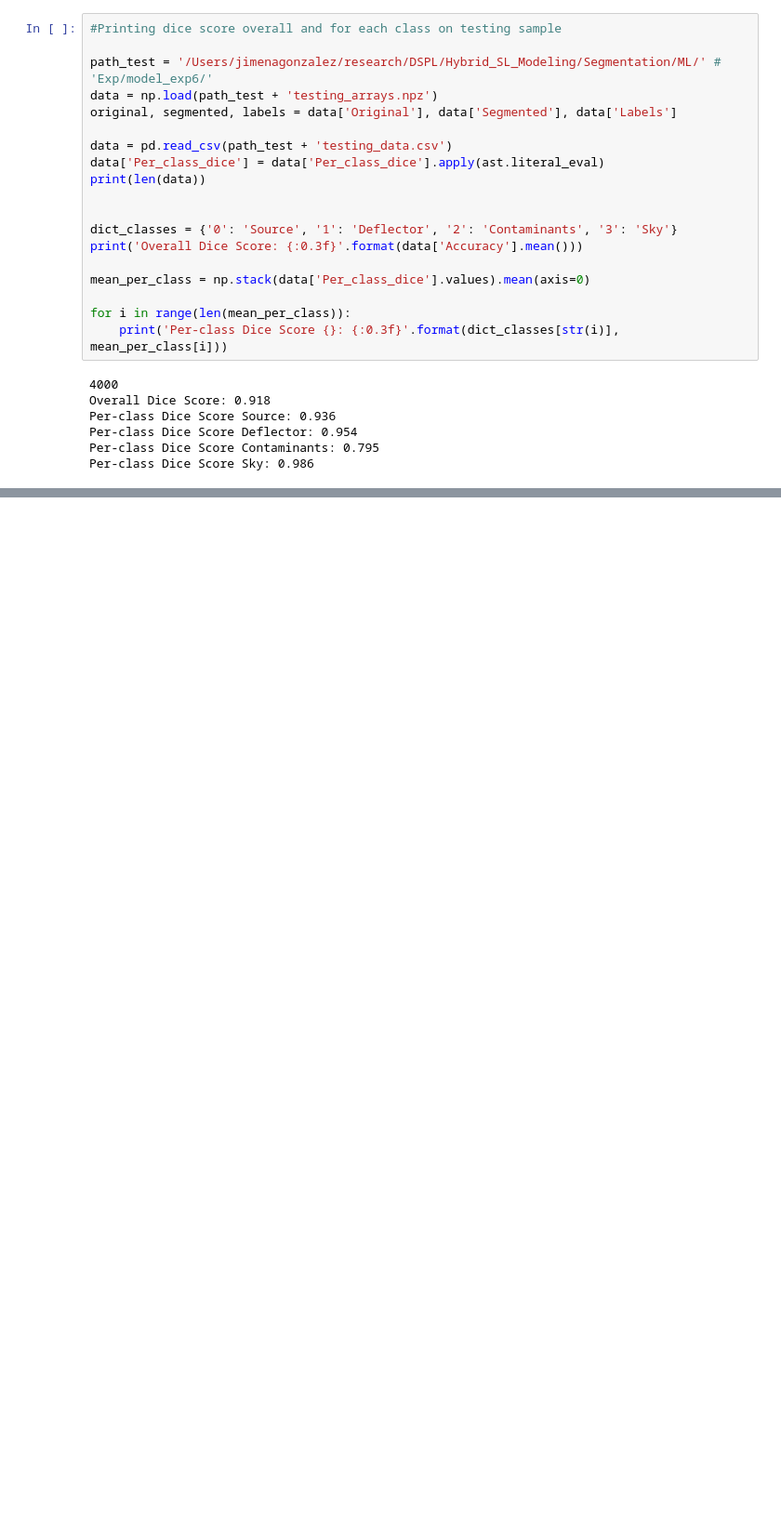
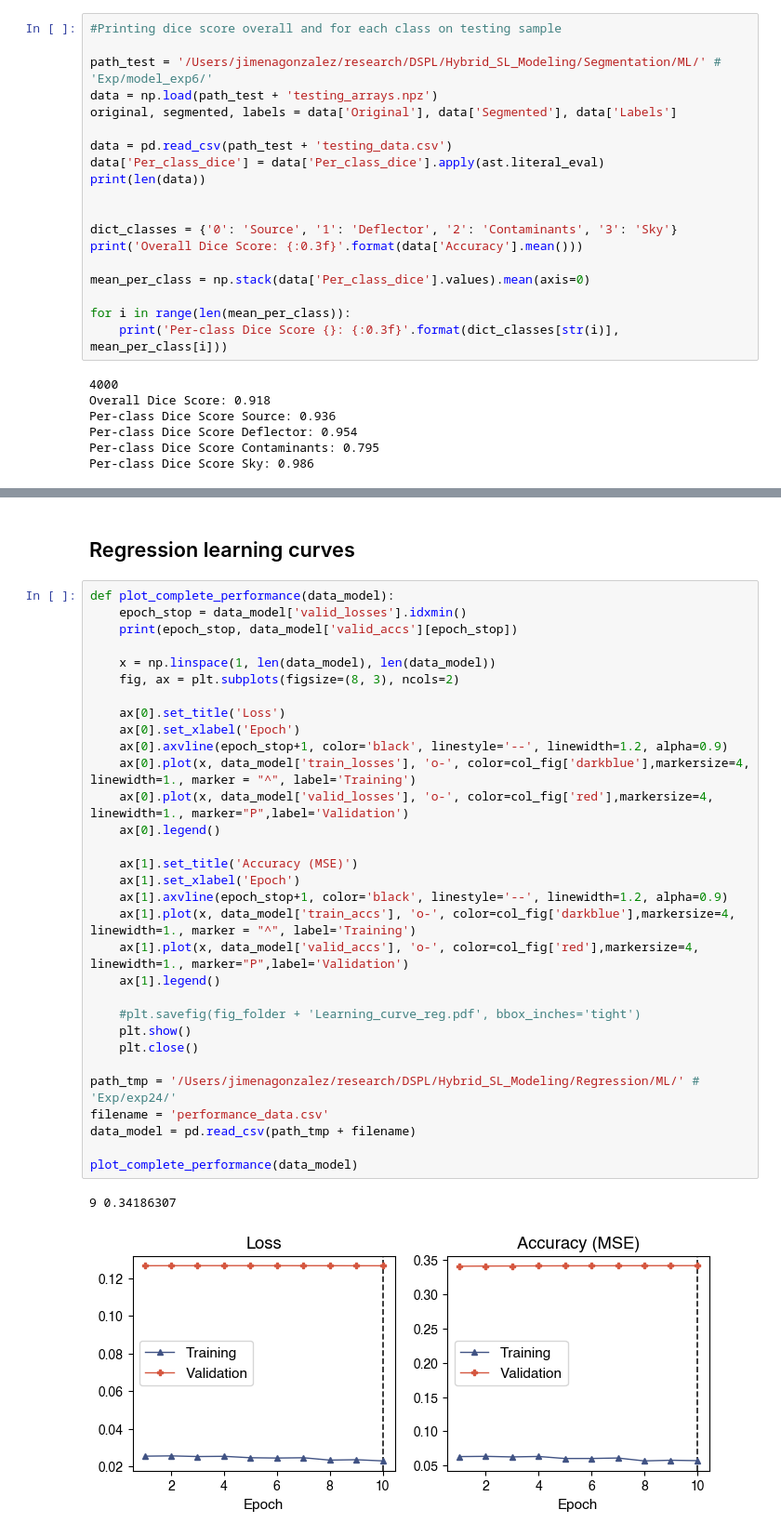
Before and after one commit to JimenaGonzalez/Hybrid_SL_Modeling, a Jupyter notebook: Paper/Figures.ipynb, the cells around one changed output, grey strips where cells are left out. Shown at 93% size. Drawn from its saved outputs; the diff is of its cells as text; blank space fills up the shorter version.

```diff
--- a/Paper/Figures.ipynb
+++ b/Paper/Figures.ipynb
@@ -305,2 +306,38 @@ plot_results(img_tmp, labels_tmp, segmented_tmp, 'worst', ncols=N_fig)
 [figure]
 [figure]
+# %% [markdown]
+## Regression learning curves
+# %%
+def plot_complete_performance(data_model):
+    epoch_stop = data_model['valid_losses'].idxmin()
+    print(epoch_stop, data_model['valid_accs'][epoch_stop])
+
+    x = np.linspace(1, len(data_model), len(data_model))
+    fig, ax = plt.subplots(figsize=(8, 3), ncols=2)
+
+    ax[0].set_title('Loss')
+    ax[0].set_xlabel('Epoch')
+    ax[0].axvline(epoch_stop+1, color='black', linestyle='--', linewidth=1.2, alpha=0.9)
+    ax[0].plot(x, data_model['train_losses'], 'o-', color=col_fig['darkblue'],markersize=4, linewidth=1., marker = "^", label='Training')
+    ax[0].plot(x, data_model['valid_losses'], 'o-', color=col_fig['red'],markersize=4, linewidth=1., marker="P",label='Validation')
+    ax[0].legend()
+
+    ax[1].set_title('Accuracy (MSE)')
+    ax[1].set_xlabel('Epoch')
+    ax[1].axvline(epoch_stop+1, color='black', linestyle='--', linewidth=1.2, alpha=0.9)
+    ax[1].plot(x, data_model['train_accs'], 'o-', color=col_fig['darkblue'],markersize=4, linewidth=1., marker = "^", label='Training')
+    ax[1].plot(x, data_model['valid_accs'], 'o-', color=col_fig['red'],markersize=4, linewidth=1., marker="P",label='Validation')
+    ax[1].legend()
+
+    #plt.savefig(fig_folder + 'Learning_curve_reg.pdf', bbox_inches='tight')
+    plt.show()
+    plt.close()
+
+path_tmp = '/Users/jimenagonzalez/research/DSPL/Hybrid_SL_Modeling/Regression/ML/' # 'Exp/exp24/'
+filename = 'performance_data.csv'
+data_model = pd.read_csv(path_tmp + filename)
+
+plot_complete_performance(data_model)
+# %% [output]
+9 0.34186307
+[figure, added]
```
Also changed, not shown: parts of 14 cells of this notebook.
